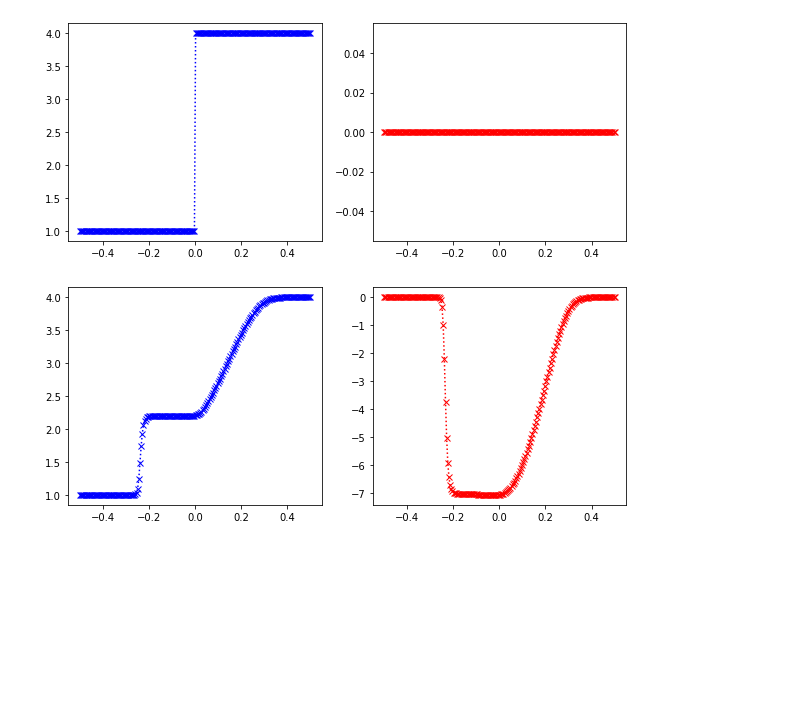
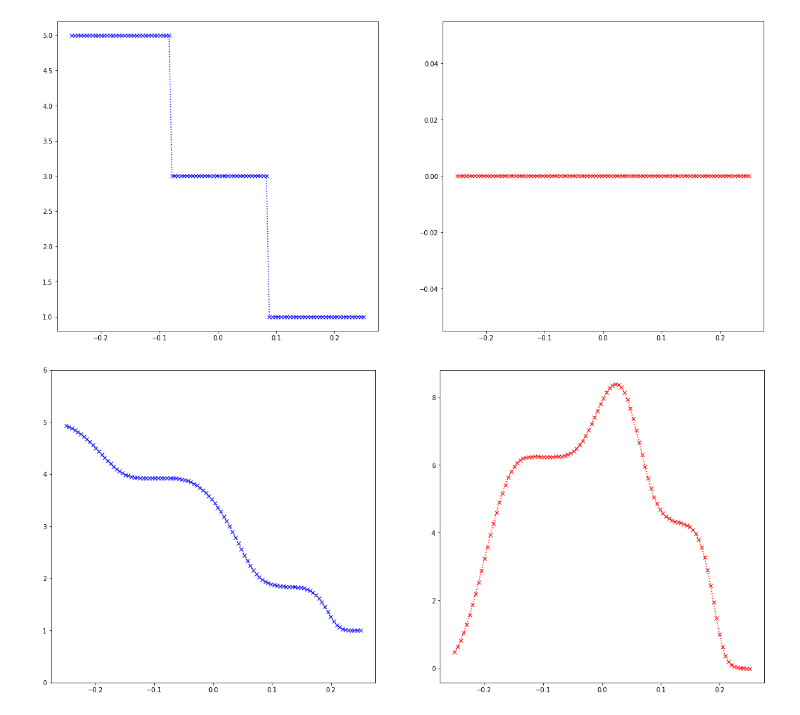
Before and after one commit to honzapulpan/fav-SNM2, a Jupyter notebook: notebooks/honza-test.ipynb, the cells around one changed output. Drawn from its saved outputs; the diff is of its cells as text; code cells hidden in the pictures; blank space fills up the shorter version.

Commit message:
Limiters from Clawpack

```diff
--- a/notebooks/honza-test.ipynb
+++ b/notebooks/honza-test.ipynb
@@ -1,7 +1,9 @@
 # %%
 import numpy as np
 import matplotlib.pyplot as plt
-plt.rcParams["figure.figsize"] = (10,4)
+import tvd
+
+plt.rcParams["figure.figsize"] = (20,9)
 # %%
 # Roe z Clawpacku
 num_eqn = 2
@@ -68,8 +70,8 @@ def shallow_roe_1D(q_l, q_r, aux_l, aux_r, problem_data):
 grav = 9.81
 
 # domain
-N = 10
-Nt = 1
+N = 100
+Nt = 10
 dx = 0.005
 dt = 0.0001
 dtdx = dt/dx
@@ -119 +126,8 @@ print(wave[0,:,:])
    0.          0.          0.        ]]
+# %%
+import tvd
+
+dtdx_array = np.full(N, dtdx)
+lim = np.full(N,tvd.arora_roe)
+wave_lim = tvd.limit(2,wave,s,lim,dtdx_array)
+display(wave_lim)
@@ -243,11 +311,15 @@ g_state = np.copy(q_state)
 grav = 9.81
 
 # domain
-N = 200
-Nt = 400
+N = 100
+Nt = 200
 dx = 0.005
 dt = 0.0001
 dtdx = dt/dx
+
+
+dtdx_array = np.full(N, dtdx)
+limiters = np.full(N,tvd.minmod)
 
 x_start = -N/2*dx #-5.
 #x_start = 0
@@ -258,8 +330,17 @@ x = np.linspace(x_start, x_start + dx*N, N)
 # q = [h, hu]
 # POZOR, MUSI BYT CELOU DOBU KLADNA A TO I PO PROHNANI RESICEM
 q_state = np.zeros([2,N])
-q_state[0,0:int(N/2)] = 1
-q_state[0,int(N/2):] = 4
+
+for i in range(N):
+    if i < N/3:
+        q_state[0,i] = 5
+    elif N/3 <= i < 2*N/3:
+        q_state[0,i] = 3
+    else:
+        q_state[0,i] = 1
+
+#q_state[0,0:int(N/2)] = 4
+#q_state[0,int(N/2):] = 1
 #q_state[0,:] = .1 * np.sin(np.linspace(0,4*np.pi,N)) +1
 
 
@@ -277,36 +358,39 @@ plt.show()
 
 # run Roe solver
 for i in range(Nt):
     q_l = q_state[:,:-1]
     q_r = q_state[:,1:]
 
     #wave, s, amdq, apdq = shallow_roe_1D(q_l, q_r, aux_l, aux_r, problem_data)
     wave, s, amdq, apdq = shallow_hll_1D(q_l, q_r, aux_l, aux_r, problem_data)
 
     q_state[:,:-1] = q_state[:,:-1] - dtdx * amdq
     q_state[:,1:] = q_state[:,1:] - dtdx * apdq
 
     #high-resolution
 
 
+    wave_lim = tvd.limit(2,wave,s,limiters,dtdx_array)
+
     F = np.zeros([2,N-1])
     w_num = wave.shape[1]
     for e in range(2):
         for i in range(N-1):
             for j in range(w_num):
-                F[e,i] = 1/2 * np.abs(s[j,i])*(1-dtdx*np.abs(s[j,i]))*wave[e,j,i]
+                F[e,i] = 1/2 * np.abs(s[j,i])*(1-dtdx*np.abs(s[j,i]))*wave_lim[e,j,i]
 
     q_state[:,:-1] = q_state[:,:-1] + dtdx * F
     q_state[:,1:] = q_state[:,1:] - dtdx * F
 
 plt.subplot(1, 2, 1)
 plt.plot(x, q_state[0,:], 'bx:')
+plt.ylim([0,6])
 plt.subplot(1, 2, 2)
 plt.plot(x, q_state[1,:], 'rx:')
 plt.show()
 # %% [output]
-[figure, old version]
+[figure, new version]
-[figure, old version]
+[figure, new version]
 # %%
 plt.subplot(1, 2, 1)
 plt.plot(x, q_state[0,:], 'bx:')
```
Also changed, not shown: parts of 6 cells of this notebook, 1 other file.
